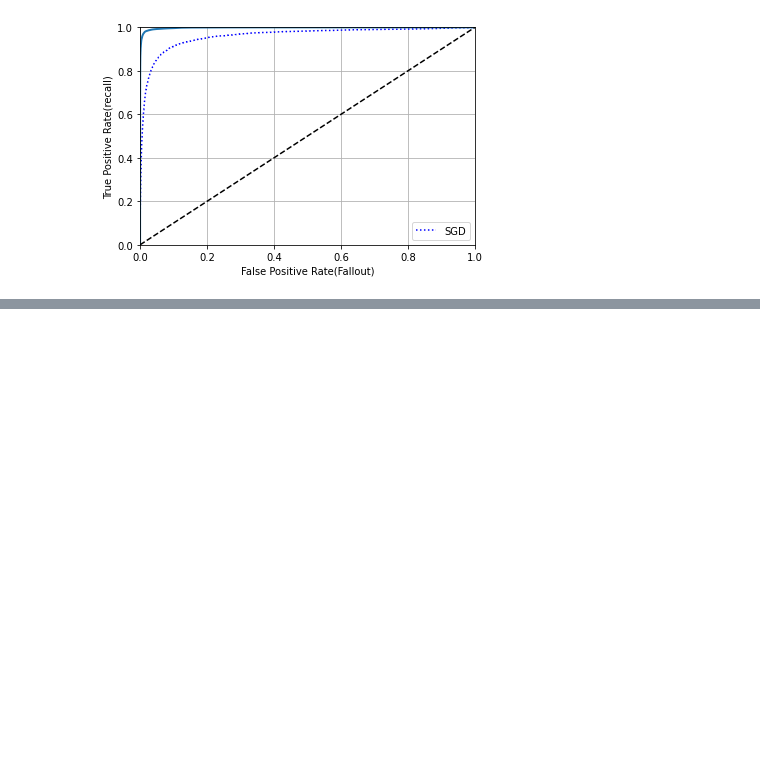
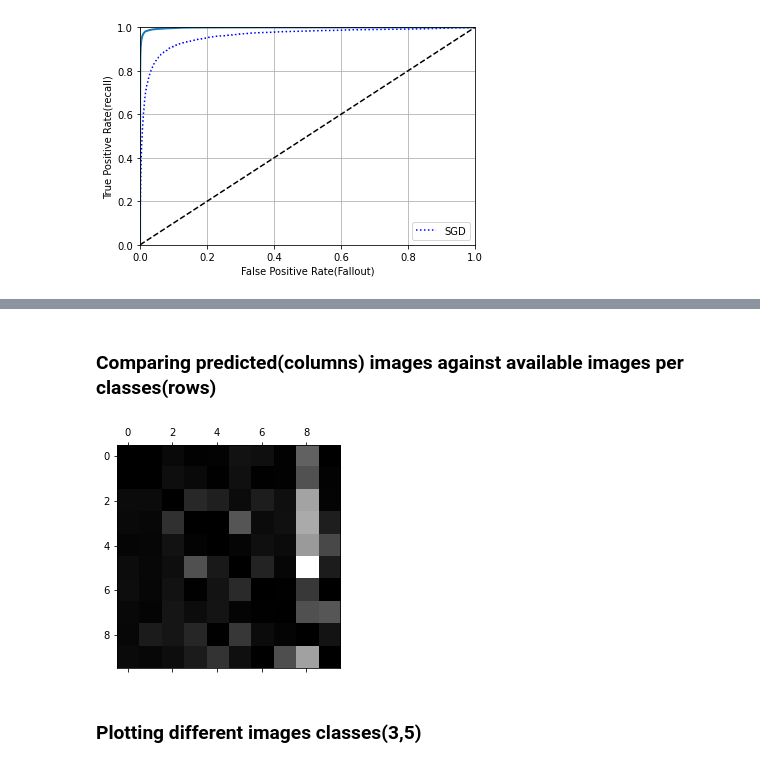
Before and after one commit to CODEPAC/hands_on_ml2_ex, a Jupyter notebook: Classification.ipynb, the cells around one changed output, grey strips where cells are left out. Saved outputs shown, nothing was run; the diff lists cells and outputs as text; code cells hidden in the pictures; blank space fills up the shorter version.

```diff
--- a/Classification.ipynb
+++ b/Classification.ipynb
@@ -244,0 +356,12 @@ ValueError: Classification metrics can't handle a mix of binary and continuous t
+# %% [markdown]
+### Comparing predicted(columns) images against available images per classes(rows)
+# %%
+rows_sum = conf_mx.sum(axis=1,keepdims=True)
+norm_conf_mx = conf_mx / rows_sum
+np.fill_diagonal(norm_conf_mx,0)
+plt.matshow(norm_conf_mx, cmap=plt.cm.gray)
+plt.show()
+# %% [output]
+[figure, added]
+# %% [markdown]
+### Plotting different images classes(3,5)
```
Also changed, not shown: parts of 44 cells of this notebook, 1 other file.
